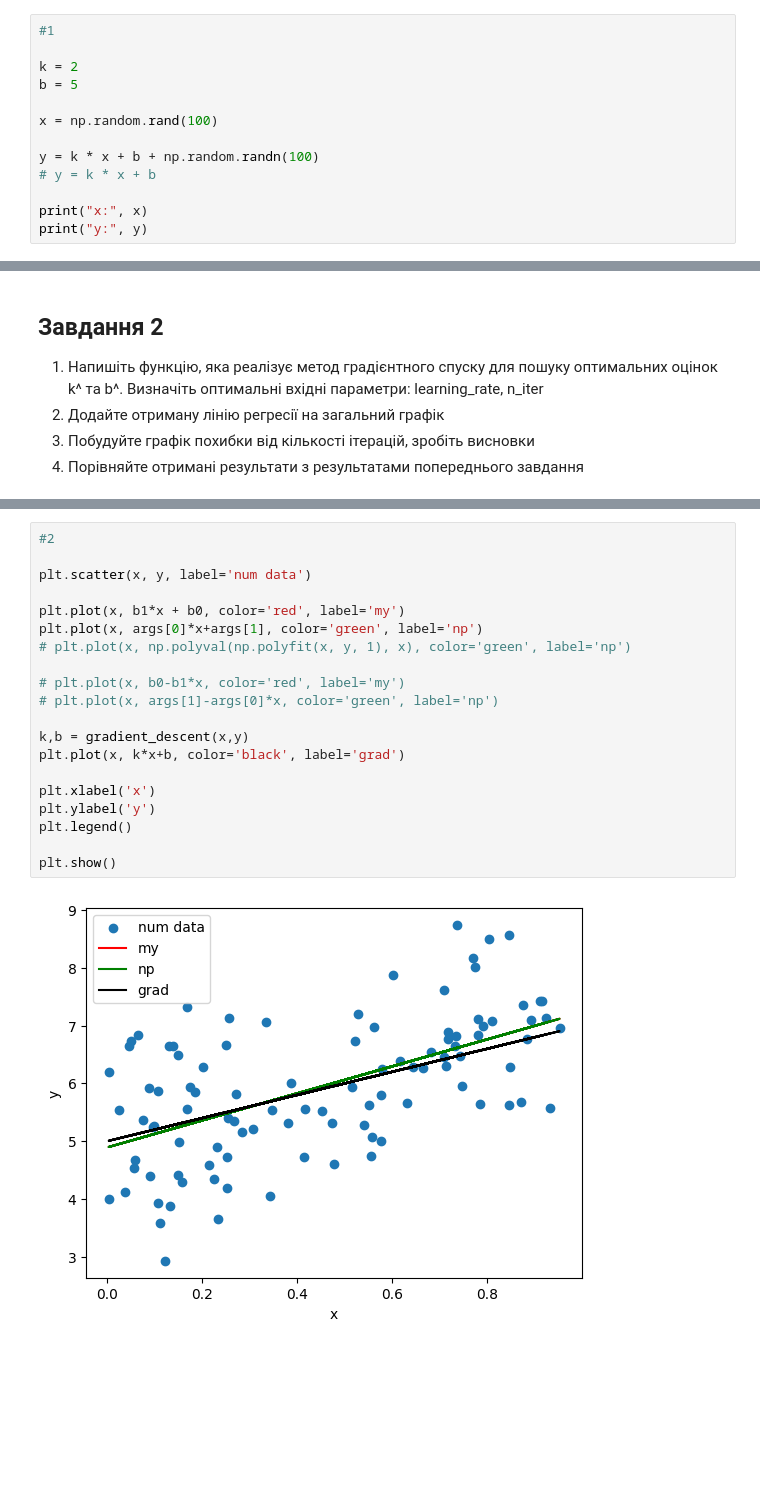
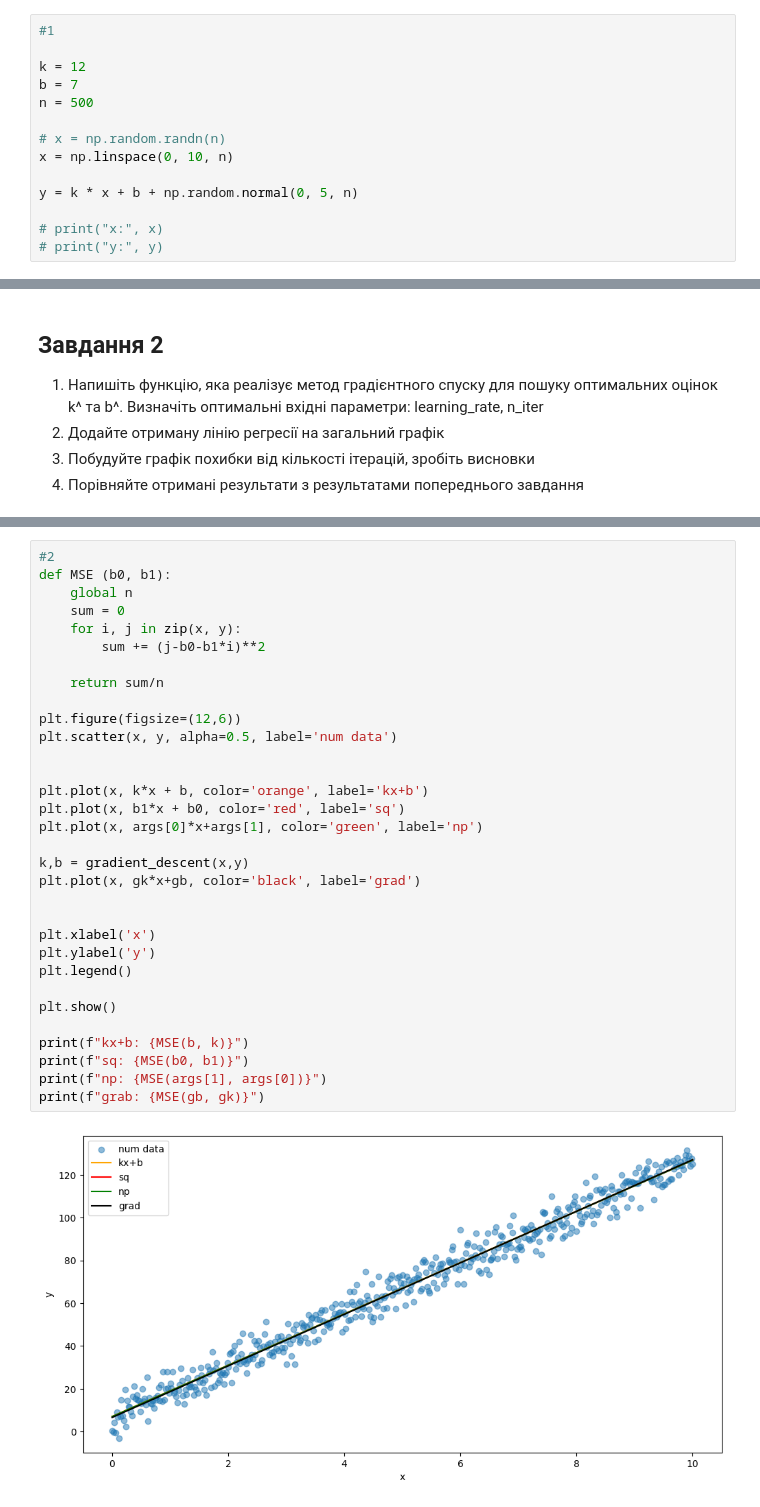
Before and after one commit to Lap-a/data_science-_kpi_ipt, a Jupyter notebook: data_science/lab6/lab6.ipynb, the cells around one changed output, grey strips where cells are left out. Cells and saved outputs as stored; diff of their text form; blank space fills up the shorter version.

```diff
--- a/data_science/lab6/lab6.ipynb
+++ b/data_science/lab6/lab6.ipynb
@@ -19,13 +19,14 @@ import matplotlib.pyplot as plt
 # %%
 #1
 
-k = 2
-b = 5
+k = 12
+b = 7
+n = 500
 
-x = np.random.rand(100)
+# x = np.random.randn(n)
+x = np.linspace(0, 10, n)
 
-y = k * x + b + np.random.randn(100)
-# y = k * x + b
+y = k * x + b + np.random.normal(0, 5, n)
 
-print("x:", x)
-print("y:", y)
+# print("x:", x)
+# print("y:", y)
@@ -133,22 +119,34 @@ print(gradient_descent(x, y))
 # %%
 #2
+def MSE (b0, b1):
+    global n
+    sum = 0
+    for i, j in zip(x, y):
+        sum += (j-b0-b1*i)**2
 
-plt.scatter(x, y, label='num data')
+    return sum/n
 
-plt.plot(x, b1*x + b0, color='red', label='my')
+plt.figure(figsize=(12,6))
+plt.scatter(x, y, alpha=0.5, label='num data')
+
+
+plt.plot(x, k*x + b, color='orange', label='kx+b')
+plt.plot(x, b1*x + b0, color='red', label='sq')
 plt.plot(x, args[0]*x+args[1], color='green', label='np')
-# plt.plot(x, np.polyval(np.polyfit(x, y, 1), x), color='green', label='np')
-
-# plt.plot(x, b0-b1*x, color='red', label='my')
-# plt.plot(x, args[1]-args[0]*x, color='green', label='np')
 
 k,b = gradient_descent(x,y)
-plt.plot(x, k*x+b, color='black', label='grad')
+plt.plot(x, gk*x+gb, color='black', label='grad')
+
 
 plt.xlabel('x')
 plt.ylabel('y')
 plt.legend()
 
 plt.show()
+
+print(f"kx+b: {MSE(b, k)}")
+print(f"sq: {MSE(b0, b1)}")
+print(f"np: {MSE(args[1], args[0])}")
+print(f"grab: {MSE(gb, gk)}")
 # %% [output]
-[figure, old version]
+[figure, new version]
```
Also changed, not shown: parts of 7 cells of this notebook.
